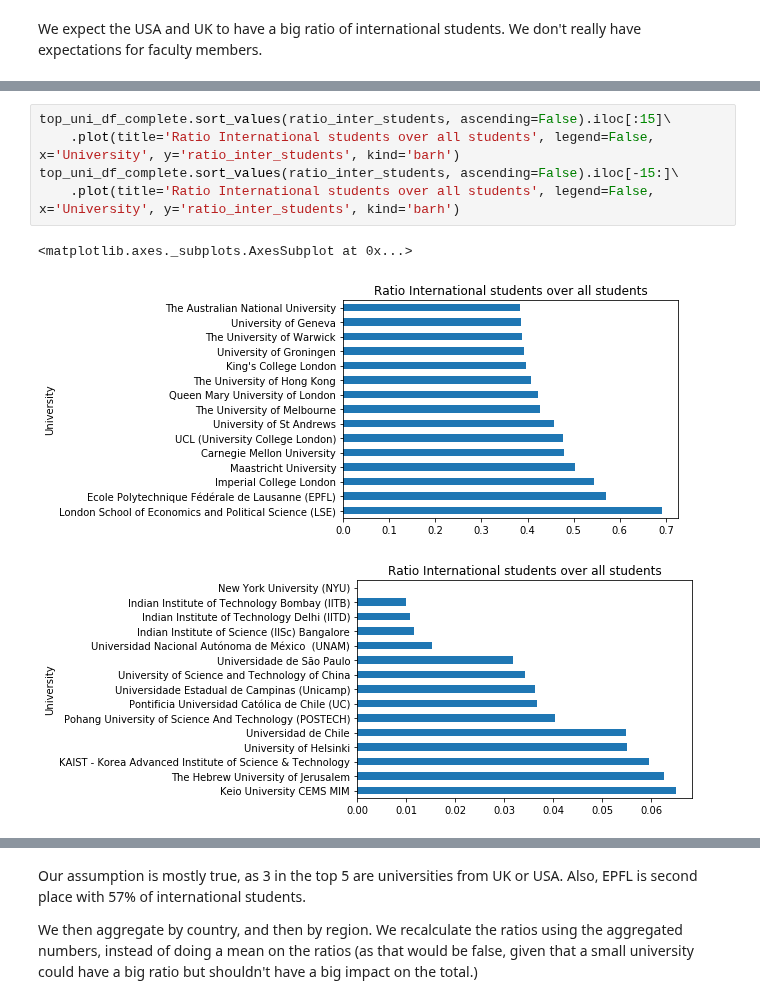
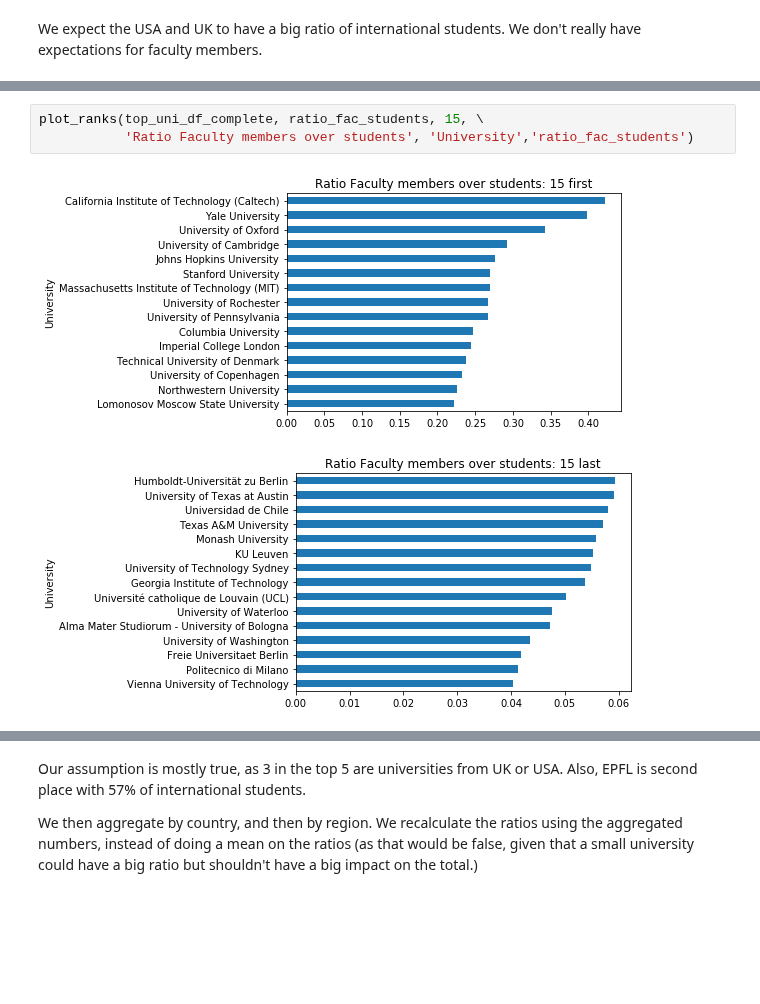
Before and after one commit to AWehenkel/ADA-2017, a Jupyter notebook: 02 - Data from the Web/Lab02.ipynb, the cells around one changed output, grey strips where cells are left out. Saved outputs shown, nothing was run; the diff lists cells and outputs as text; blank space fills up the shorter version.

```diff
--- a/02 - Data from the Web/Lab02.ipynb
+++ b/02 - Data from the Web/Lab02.ipynb
@@ -140,9 +151,6 @@ top_uni_df_complete.sort_values(ratio_fac_students, ascending=False).iloc[-15:]\
-# %%
-top_uni_df_complete.sort_values(ratio_inter_students, ascending=False).iloc[:15]\
-    .plot(title='Ratio International students over all students', legend=False, x='University', y='ratio_inter_students', kind='barh')
-top_uni_df_complete.sort_values(ratio_inter_students, ascending=False).iloc[-15:]\
-    .plot(title='Ratio International students over all students', legend=False, x='University', y='ratio_inter_students', kind='barh')
-# %% [output]
-<matplotlib.axes._subplots.AxesSubplot at 0x...>
-[figure, removed]
-[figure, removed]
+# %%
+plot_ranks(top_uni_df_complete, ratio_fac_students, 15, \
+           'Ratio Faculty members over students', 'University','ratio_fac_students')
+# %% [output]
+[figure, added]
+[figure, added]
```
Also changed, not shown: parts of 20 cells of this notebook.
